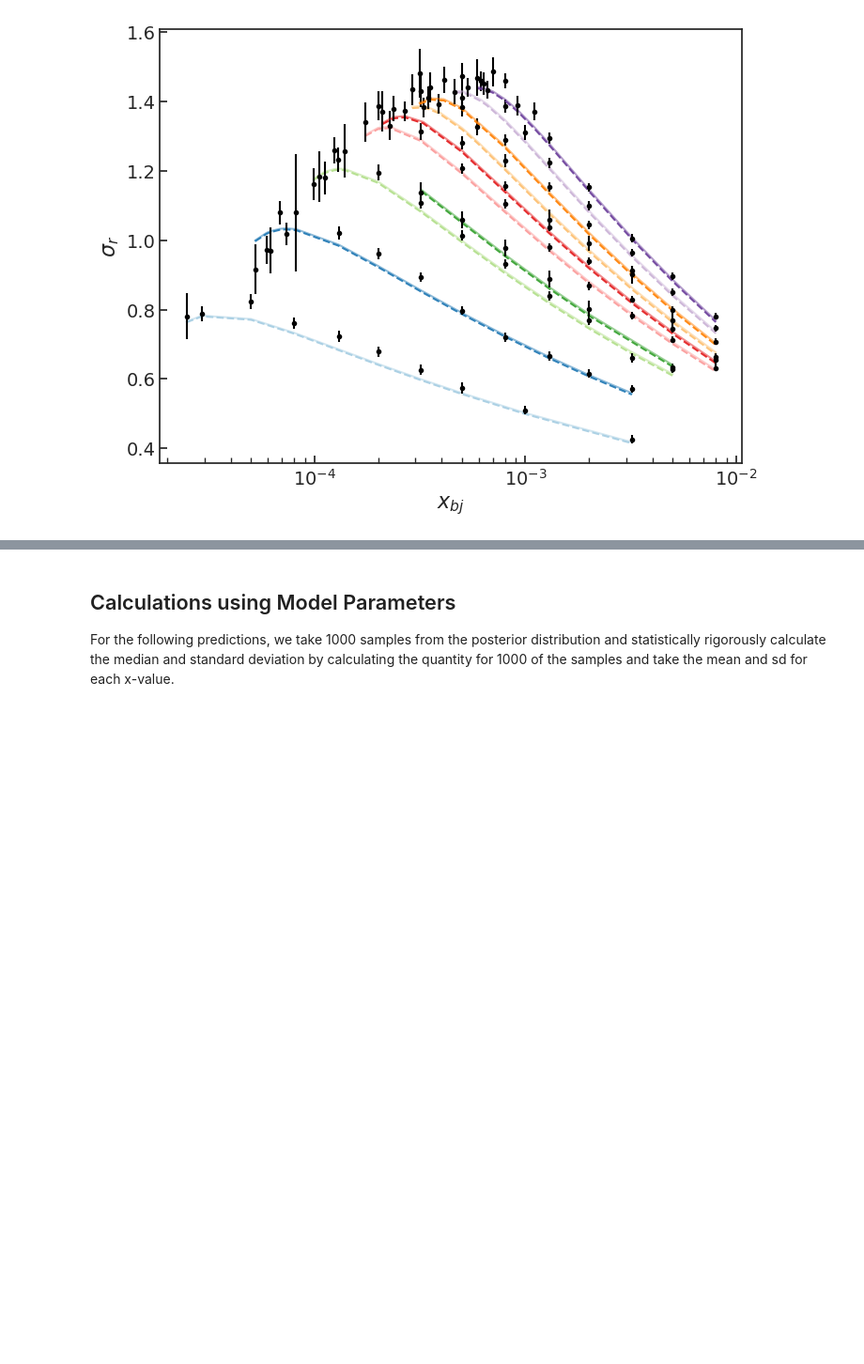
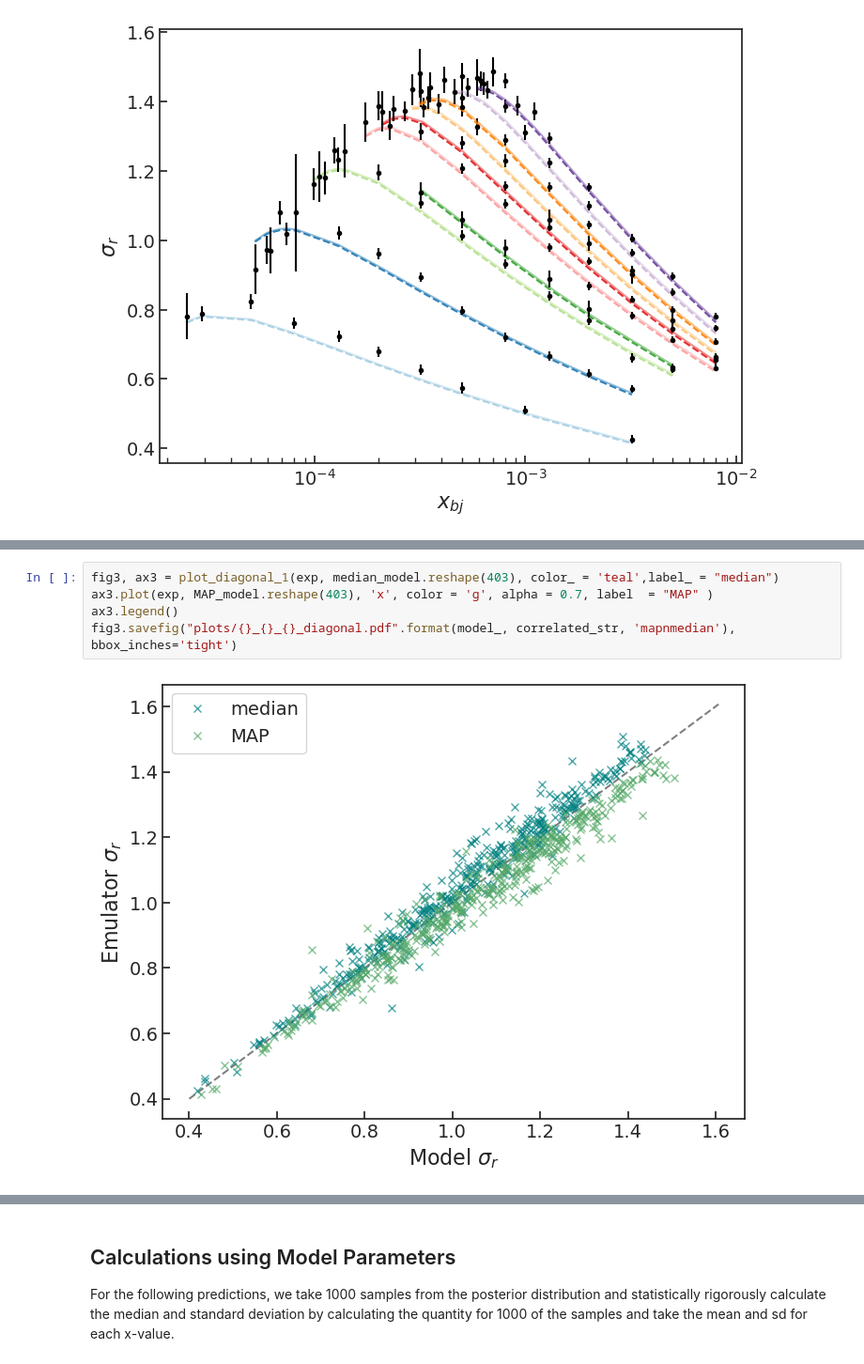
Before and after one commit to camcasuga/BayesianBK_results, a Jupyter notebook: analysis.ipynb, the cells around one changed output, grey strips where cells are left out. Shown at 94% size. Drawn from its saved outputs; the diff is of its cells as text; blank space fills up the shorter version.

Commit message:
median and map exp comp

```diff
--- a/analysis.ipynb
+++ b/analysis.ipynb
@@ -384,2 +379,9 @@ plot_diagonal(pred_post, train_post)
 [figure]
+# %%
+fig3, ax3 = plot_diagonal_1(exp, median_model.reshape(403), color_ = 'teal',label_ = "median")
+ax3.plot(exp, MAP_model.reshape(403), 'x', color = 'g', alpha = 0.7, label  = "MAP" )
+ax3.legend()
+fig3.savefig("plots/{}_{}_{}_diagonal.pdf".format(model_, correlated_str, 'mapnmedian'), bbox_inches='tight')
+# %% [output]
+[figure, added]
 # %%
```
Also changed, not shown: parts of 15 cells of this notebook, 32 other files.
